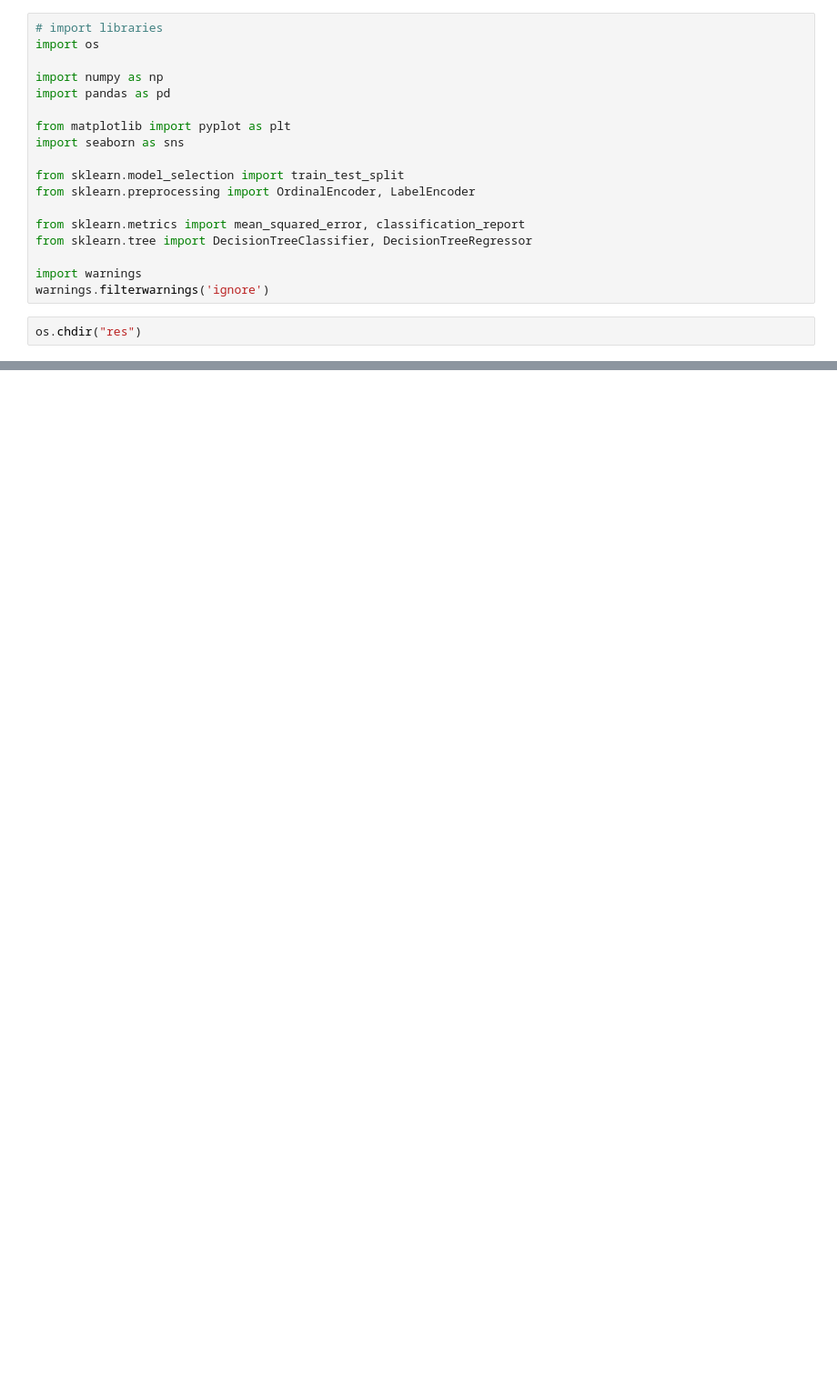
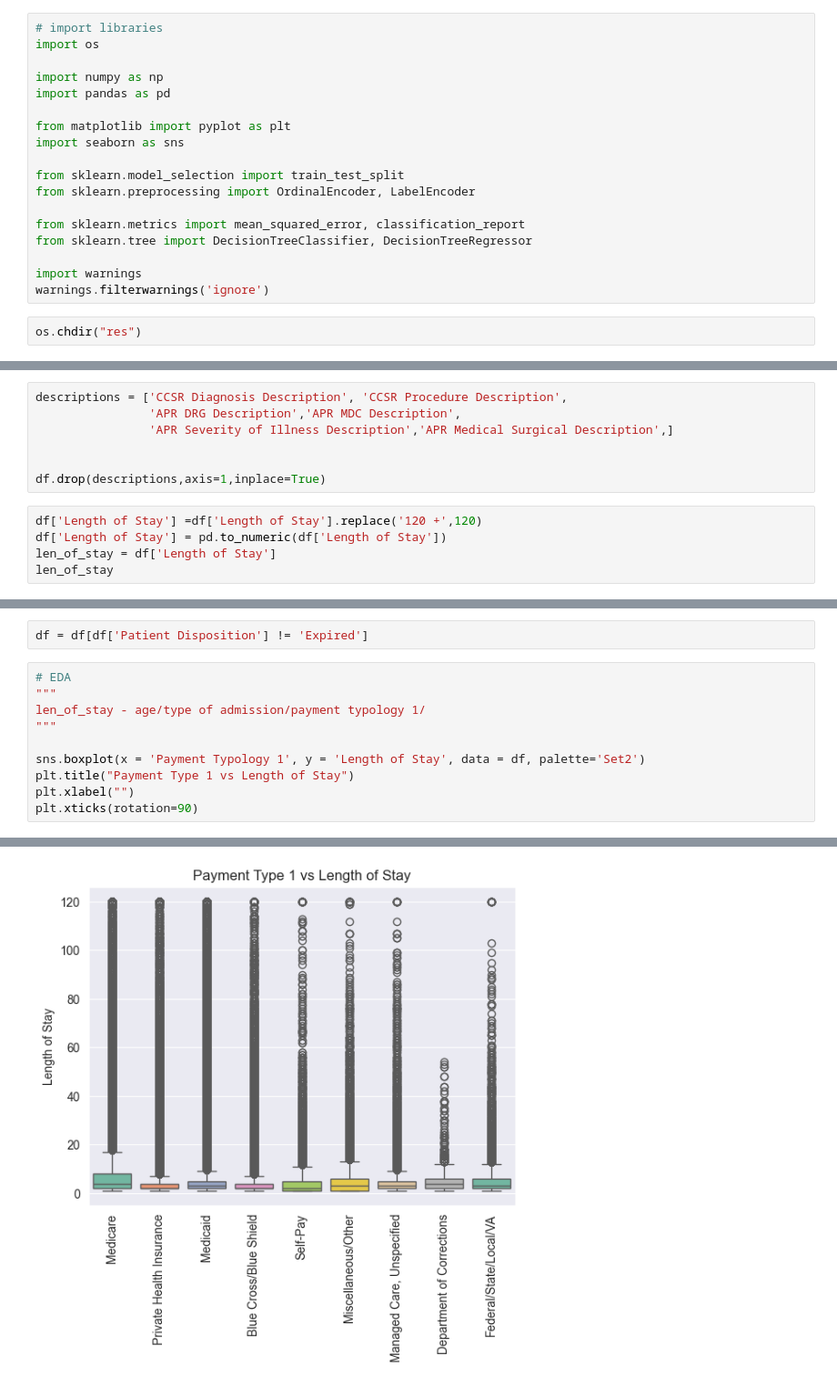
Before and after one commit to olgun-yilmaz/HospitalLengthOfStayPredict, a Jupyter notebook: length_of_stay_predict.ipynb, the cells around one changed output, grey strips where cells are left out. Shown at 91% size. Drawn from its saved outputs; the diff is of its cells as text; blank space fills up the shorter version.

```diff
--- a/length_of_stay_predict.ipynb
+++ b/length_of_stay_predict.ipynb
@@ -24,0 +45,12 @@ df = pd.read_csv("Hospital_Inpatient_Discharges__SPARCS_De-Identified___2021_202
+# %%
+descriptions = ['CCSR Diagnosis Description', 'CCSR Procedure Description',
+                'APR DRG Description','APR MDC Description',
+                'APR Severity of Illness Description','APR Medical Surgical Description',]
+
+
+df.drop(descriptions,axis=1,inplace=True)
+# %%
+df['Length of Stay'] =df['Length of Stay'].replace('120 +',120)
+df['Length of Stay'] = pd.to_numeric(df['Length of Stay'])
+len_of_stay = df['Length of Stay']
+len_of_stay
@@ -24,0 +112,13 @@ df = pd.read_csv("Hospital_Inpatient_Discharges__SPARCS_De-Identified___2021_202
+# %%
+df = df[df['Patient Disposition'] != 'Expired']
+# %%
+# EDA
+"""
+len_of_stay - age/type of admission/payment typology 1/
+"""
+
+sns.boxplot(x = 'Payment Typology 1', y = 'Length of Stay', data = df, palette='Set2')
+plt.title("Payment Type 1 vs Length of Stay")
+plt.xlabel("")
+plt.xticks(rotation=90)
+# %% [output]
@@ -24,0 +135 @@ df = pd.read_csv("Hospital_Inpatient_Discharges__SPARCS_De-Identified___2021_202
+[figure, added]
```
Also changed, not shown: parts of 9 cells of this notebook.
